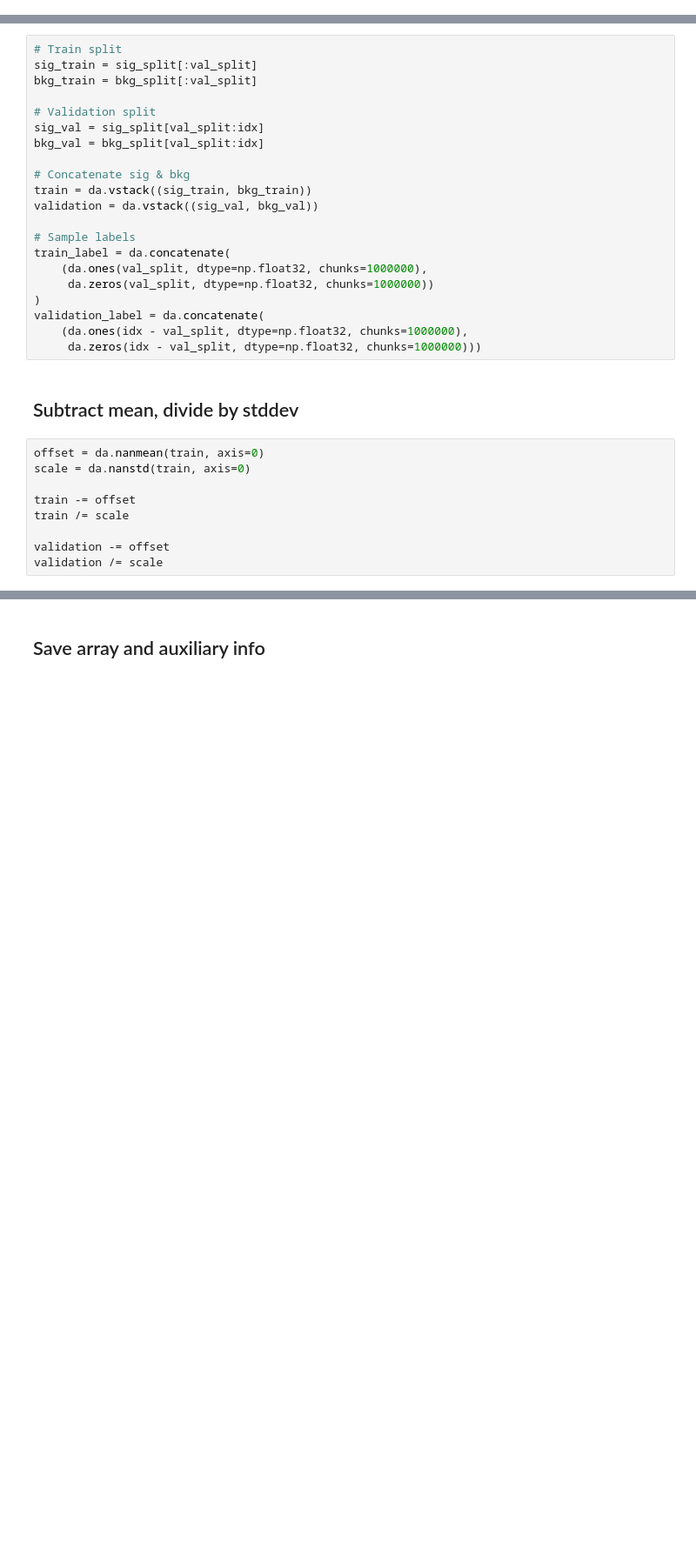
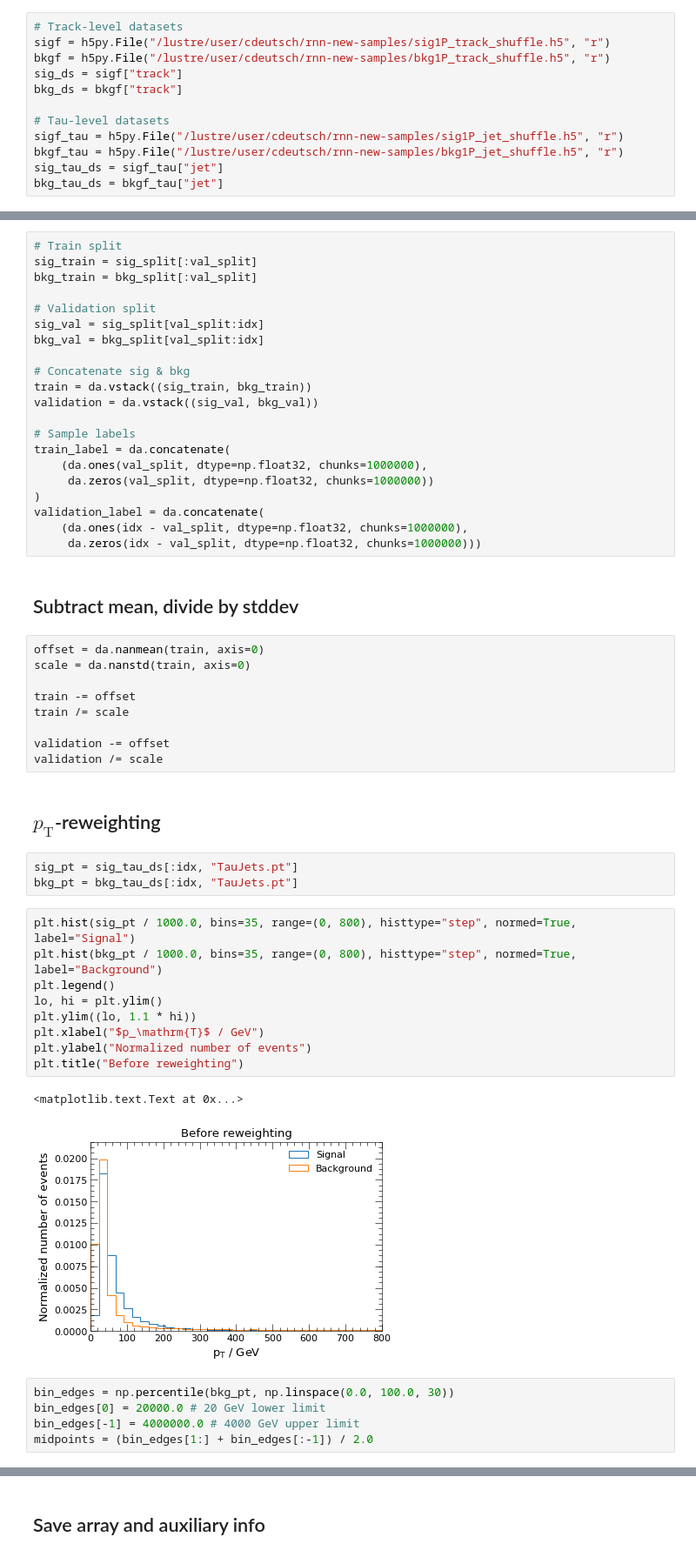
Before and after one commit to chrisieh/rnn-tauid, a Jupyter notebook: plotbooks/dask_experimental.ipynb, the cells around one changed output, grey strips where cells are left out. Shown at 87% size. Drawn from its saved outputs; the diff is of its cells as text; blank space fills up the shorter version.

```diff
--- a/plotbooks/dask_experimental.ipynb
+++ b/plotbooks/dask_experimental.ipynb
@@ -14,3 +13,15 @@ bkg_ds = bkgf["track"]
+# %%
+# Track-level datasets
+sigf = h5py.File("/lustre/user/cdeutsch/rnn-new-samples/sig1P_track_shuffle.h5", "r")
+bkgf = h5py.File("/lustre/user/cdeutsch/rnn-new-samples/bkg1P_track_shuffle.h5", "r")
+sig_ds = sigf["track"]
+bkg_ds = bkgf["track"]
+
+# Tau-level datasets
+sigf_tau = h5py.File("/lustre/user/cdeutsch/rnn-new-samples/sig1P_jet_shuffle.h5", "r")
+bkgf_tau = h5py.File("/lustre/user/cdeutsch/rnn-new-samples/bkg1P_jet_shuffle.h5", "r")
+sig_tau_ds = sigf_tau["jet"]
+bkg_tau_ds = bkgf_tau["jet"]
 # %%
 sig = da.from_array(sig_ds, chunks=sig_ds.chunks)
 bkg = da.from_array(bkg_ds, chunks=bkg_ds.chunks)
@@ -96,3 +149,25 @@ train /= scale
 
 validation -= offset
 validation /= scale
+# %% [markdown]
+## $p_\mathrm{T}$-reweighting
+# %%
+sig_pt = sig_tau_ds[:idx, "TauJets.pt"]
+bkg_pt = bkg_tau_ds[:idx, "TauJets.pt"]
+# %%
+plt.hist(sig_pt / 1000.0, bins=35, range=(0, 800), histtype="step", normed=True, label="Signal")
+plt.hist(bkg_pt / 1000.0, bins=35, range=(0, 800), histtype="step", normed=True, label="Background")
+plt.legend()
+lo, hi = plt.ylim()
+plt.ylim((lo, 1.1 * hi))
+plt.xlabel("$p_\mathrm{T}$ / GeV")
+plt.ylabel("Normalized number of events")
+plt.title("Before reweighting")
+# %% [output]
+<matplotlib.text.Text at 0x...>
+[figure, added]
+# %%
+bin_edges = np.percentile(bkg_pt, np.linspace(0.0, 100.0, 30))
+bin_edges[0] = 20000.0 # 20 GeV lower limit
+bin_edges[-1] = 4000000.0 # 4000 GeV upper limit
+midpoints = (bin_edges[1:] + bin_edges[:-1]) / 2.0
```
Also changed, not shown: parts of 27 cells of this notebook.
